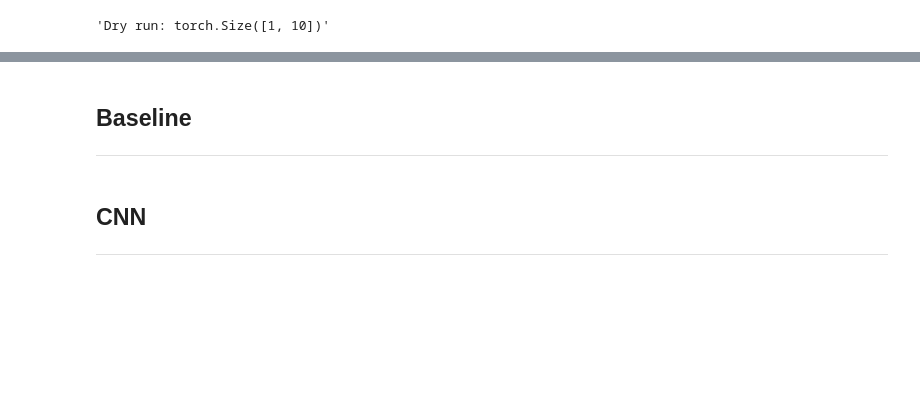
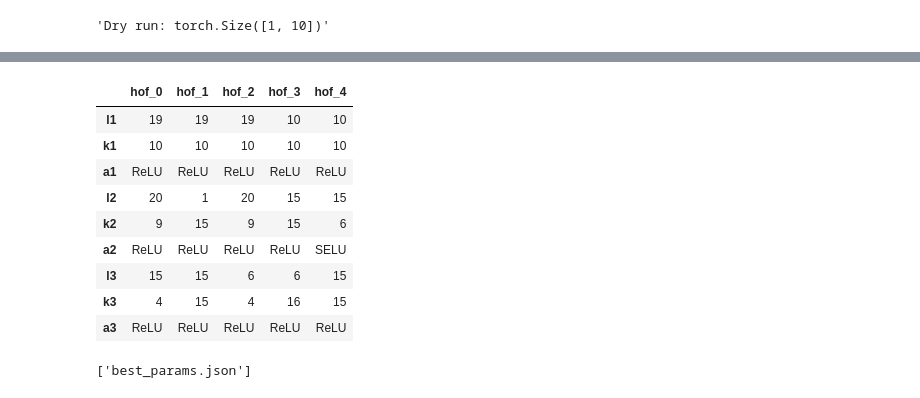
Before and after one commit to maulberto3/Kaggle_magic, a Jupyter notebook: pytorch-hydrangea-images-lazy-classifier.ipynb, the cells around one changed output, grey strips where cells are left out. Saved outputs shown, nothing was run; the diff lists cells and outputs as text; code cells hidden in the pictures; blank space fills up the shorter version.

Commit message:
Kaggle Notebook | [Pytorch] Hydrangea Images LAZY Classifier  | Version 11

```diff
--- a/pytorch-hydrangea-images-lazy-classifier.ipynb
+++ b/pytorch-hydrangea-images-lazy-classifier.ipynb
@@ -30,6 +32,5 @@ devi
 # %%
-EPOCHS = 10
-BATCH_SIZE = 128
+BATCH_SIZE = 64
 LR = 0.0005
 # %%
 from torchvision.datasets import ImageFolder
@@ -57,8 +79,7 @@ from torch import nn
 from torch import float as pt_float, ones
 
 class NET(nn.Module):
-    def __init__(self,
-                 l1, k1, a1, l2, k2, a2, l3, k3, a3):
+    def __init__(self, l1, k1, a1, l2, k2, a2, l3, k3, a3):
         super().__init__()
 
         self.cnn1 = nn.Sequential(
@@ -67,11 +88,13 @@ class NET(nn.Module):
             nn.__getattribute__(a1)())
 
         self.cnn2 = nn.Sequential(
+            nn.LazyBatchNorm2d(),
             nn.LazyConv2d(l2, k2),
             nn.Dropout(0.5),
             nn.__getattribute__(a2)())
 
         self.cnn3 = nn.Sequential(
+            nn.LazyBatchNorm2d(),
             nn.LazyConv2d(l3, k3),
             nn.Dropout(0.5),
             nn.__getattribute__(a3)())
@@ -95,8 +118,8 @@ class NET(nn.Module):
     def count_weights_biases(self):
         return int(sum(p.numel() for p in self.parameters() if p.requires_grad))
 
-net = NET(10, 2, 'SELU', 10, 2, 'SELU', 10, 2, 'SELU').to(devi)
-f'Dry run: {net(ones(1, 1, 28, 28).to(devi, dtype=pt_float)).shape}'
+net = NET(10, 2, 'SELU', 10, 2, 'SELU', 10, 2, 'SELU').to(DEVI)
+f'Dry run: {net(ones(1, 1, 28, 28).to(DEVI, dtype=pt_float)).shape}'
 # %% [output]
 'Dry run: torch.Size([1, 10])'
 # %%
@@ -112,8 +135,8 @@ class GA_Pytorch():
                  sel_tournsize=2,
                  cx_uniform_prob=0.5,
                  mut_shuffle_idx_prob=0.1,
-                 n_pop=50,
-                 n_gen=20,
+                 n_pop=40,
+                 n_gen=30,
                  n_hof=5,
                  cx_prob=0.5,
                  mut_prob=0.1,
@@ -197,8 +220,8 @@ class GA_Pytorch():
         self.tb.register("evaluate",
                         self.eval_func,
                         padded_params=self.padded_params,
-                        train_path=self.train_df,
-                        test_path=self.test_df,
+                        train_df=self.train_df,
+                        test_df=self.test_df,
                         batch_size=BATCH_SIZE,
                         lr=LR)
         #print(list(self.tb.evaluate(indiv) for indiv in self.tb.population(3)))
@@ -357,8 +379,8 @@ from torch import max as pt_max, no_grad, median, prod, isnan
 net_ga_params = GA_Pytorch(net_params,
                            net_eval_indiv,
                            net_weights,
-                           img_tr,
-                           img_te)
+                           list(zip(img_tr2, lab_tr2)),
+                           list(zip(img_te2, lab_te2)))
 pop, log, hof = net_ga_params.run_ga_search()
 # %% [output]
 Params padded
@@ -408,3 +402,0 @@ te_dl = DataLoader(img_tr,
-# %% [markdown]
-## Baseline
-***
@@ -478,3 +403,20 @@ print(f'Test Accuracy {mean(as_tensor(test_acc)):^3.2f}')
-# %% [markdown]
-## CNN
-***
+# %%
+# Saving params
+
+from pandas import DataFrame
+from joblib import dump, load
+
+DataFrame(hof)
+dump(hof, 'best_params.json')
+# %% [output]
+|  | hof_0 | hof_1 | hof_2 | hof_3 | hof_4 |
+| l1 | 19 | 19 | 19 | 10 | 10 |
+| k1 | 10 | 10 | 10 | 10 | 10 |
+| a1 | ReLU | ReLU | ReLU | ReLU | ReLU |
+| l2 | 20 | 1 | 20 | 15 | 15 |
+| k2 | 9 | 15 | 9 | 15 | 6 |
+| a2 | ReLU | ReLU | ReLU | ReLU | SELU |
+| l3 | 15 | 15 | 6 | 6 | 15 |
+| k3 | 4 | 15 | 4 | 16 | 15 |
+| a3 | ReLU | ReLU | ReLU | ReLU | ReLU |
+['best_params.json']
```
Also changed, not shown: parts of 19 cells of this notebook.
